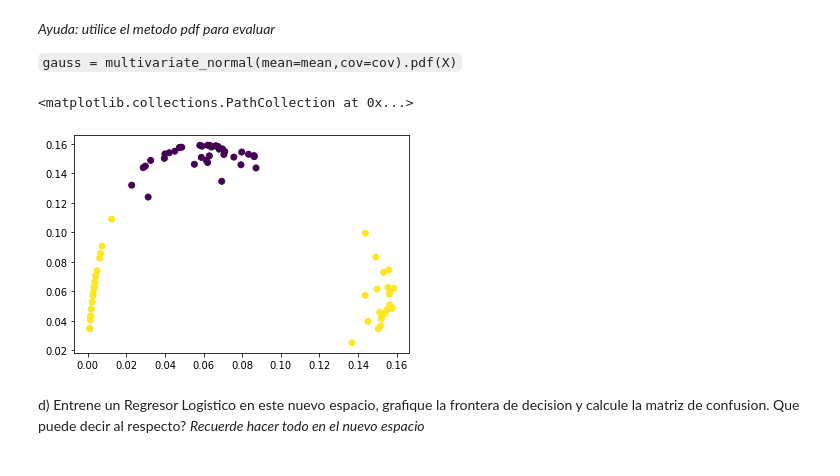
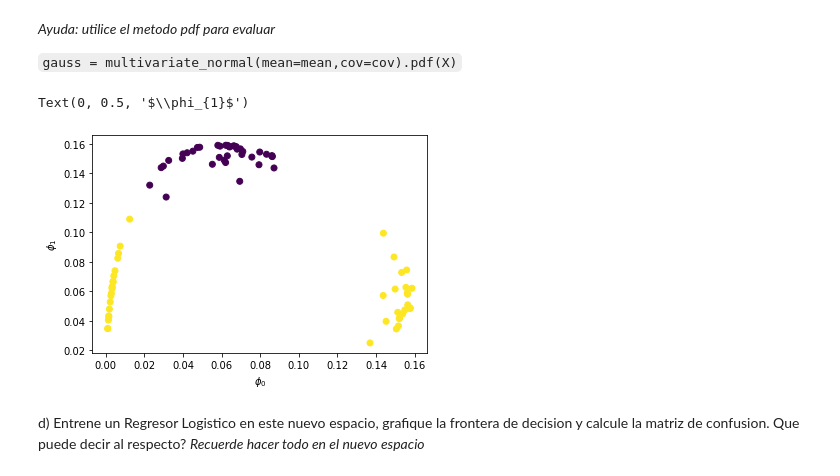
Before and after one commit to JavierGold/ML_UNSAM-2-2020, a Jupyter notebook: 08p_RegresionLogistica.ipynb, the cells around one changed output. Cells and saved outputs as stored; diff of their text form; code cells hidden in the pictures.

```diff
--- a/08p_RegresionLogistica.ipynb
+++ b/08p_RegresionLogistica.ipynb
@@ -39,12 +41,14 @@ _Ayuda: utilice el metodo pdf para evaluar_
 # %%
 from scipy.stats import multivariate_normal
 gauss0=multivariate_normal(mean=[-1.0,-1.0],cov=np.eye(2))
 gauss1=multivariate_normal(mean=[0.0,0.0],cov=np.eye(2))
 Phi_train=np.hstack((gauss0.pdf(X_train).reshape(-1,1),gauss1.pdf(X_train).reshape(-1,1)))
 plt.scatter(Phi_train[:,0],Phi_train[:,1],c=y_train)
+plt.xlabel('$\phi_{0}$')
+plt.ylabel('$\phi_{1}$')
 # %% [output]
-<matplotlib.collections.PathCollection at 0x...>
+Text(0, 0.5, '$\\phi_{1}$')
-[figure, old version]
+[figure, new version]
 # %% [markdown]
 d) Entrene un Regresor Logistico en este nuevo espacio, grafique la frontera de decision y calcule la matriz de confusion. Que puede decir al respecto? *Recuerde hacer todo en el nuevo espacio*
 # %% [markdown]
```
Also changed, not shown: parts of 14 cells of this notebook.
